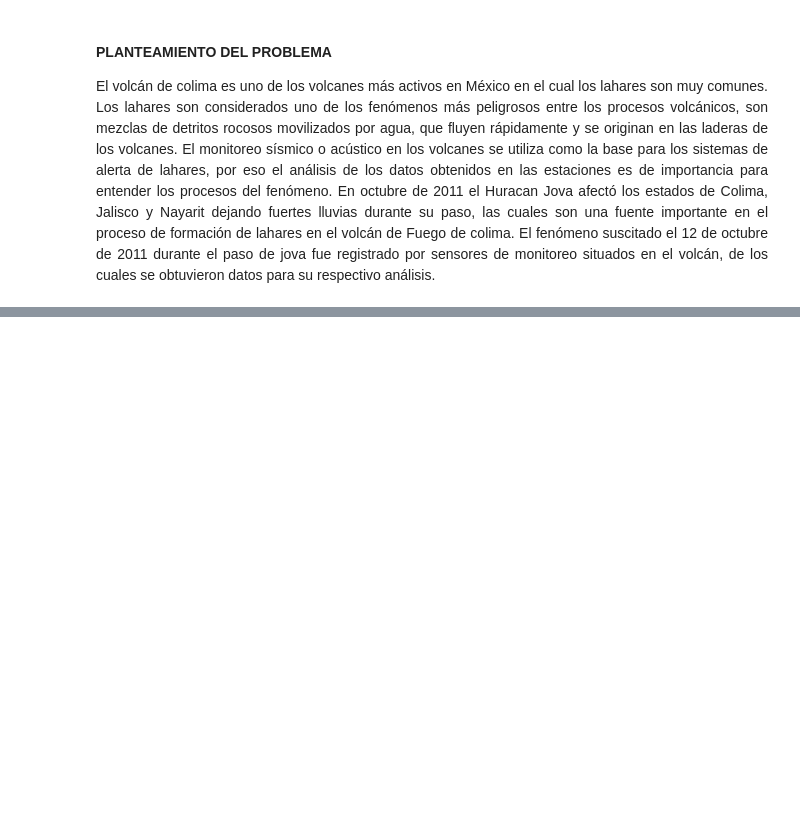
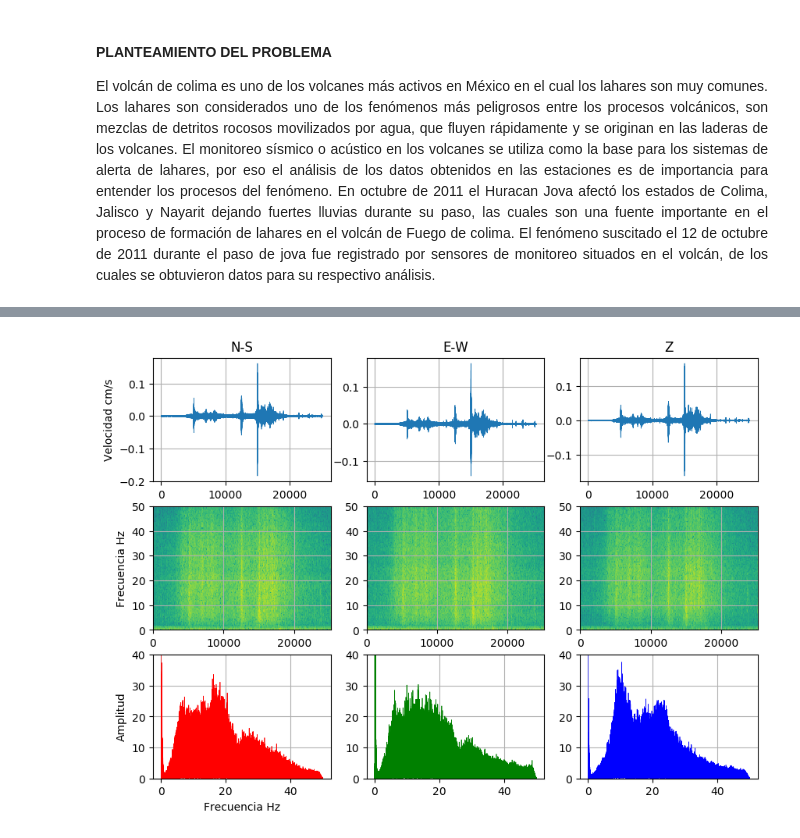
Before and after one commit to GuillermoSapiens/verano, a Jupyter notebook: lahar_colima.ipynb, the cells around one changed output, grey strips where cells are left out. Cells and saved outputs as stored; diff of their text form; code cells hidden in the pictures; blank space fills up the shorter version.

```diff
--- a/lahar_colima.ipynb
+++ b/lahar_colima.ipynb
@@ -72,0 +51,32 @@ Closest candidates are:
+# %%
+fig = figure("pyplot_subplot_mixed",figsize=(10,7))
+subplot(331)
+    plot(t,datN,linewidth=0.5)
+    axis("tight");title("N-S");grid("on");ylabel("Velocidad cm/s");legend(loc="upper right",fancybox="true")
+subplot(334)
+    Pxx, freqs, bins,im=PyPlot.specgram(datN[1:Int(length(datN))],NFFT=256,Fs=100,noverlap=50)
+    axis("tight");grid("on");ylabel("Frecuencia Hz");legend(loc="upper right",fancybox="true")
+subplot(337)
+    plot(tF,abs.(FN[1:Int((length(FN)/2))]),"r-",linewidth=0.5);grid("on");legend(loc="upper right",fancybox="true")
+    ylabel("Amplitud");xlabel("Frecuencia Hz");ylim((0,40))
+subplot(332)
+    plot(t,datE,linewidth=0.5)
+    axis("tight");title("E-W");grid("on");legend(loc="upper right",fancybox="true")
+subplot(335)
+    Pxx, freqs, bins,im=PyPlot.specgram(datE[1:Int(length(datE))],NFFT=256,Fs=100,noverlap=50)
+    axis("tight");grid("on");legend(loc="upper right",fancybox="true")
+subplot(338)
+    plot(tF,abs.(FE[1:Int((length(FE)/2))]),"g-",linewidth=0.5);grid("on");legend(loc="upper right",fancybox="true")
+    ylim((0,40))
+subplot(333)
+    PyPlot.plot(t,datZ,linewidth=0.5)
+    axis("tight");title("Z");grid("on");legend(loc="upper right",fancybox="true")
+subplot(336)
+    Pxx, freqs, bins,im=PyPlot.specgram(datZ[1:Int(length(datZ))],NFFT=256,Fs=100,noverlap=50)
+    axis("tight");grid("on");legend(loc="upper right",fancybox="true")
+subplot(339)
+    plot(tF,abs.(FZ[1:Int((length(FZ)/2))]),"b-",linewidth=0.5);grid("on");legend(loc="upper right",fancybox="true")
+    ylim((0,40))
+    fig[:canvas][:draw]()
+# %% [output]
+[figure, added]
```
Also changed, not shown: parts of 14 cells of this notebook.
